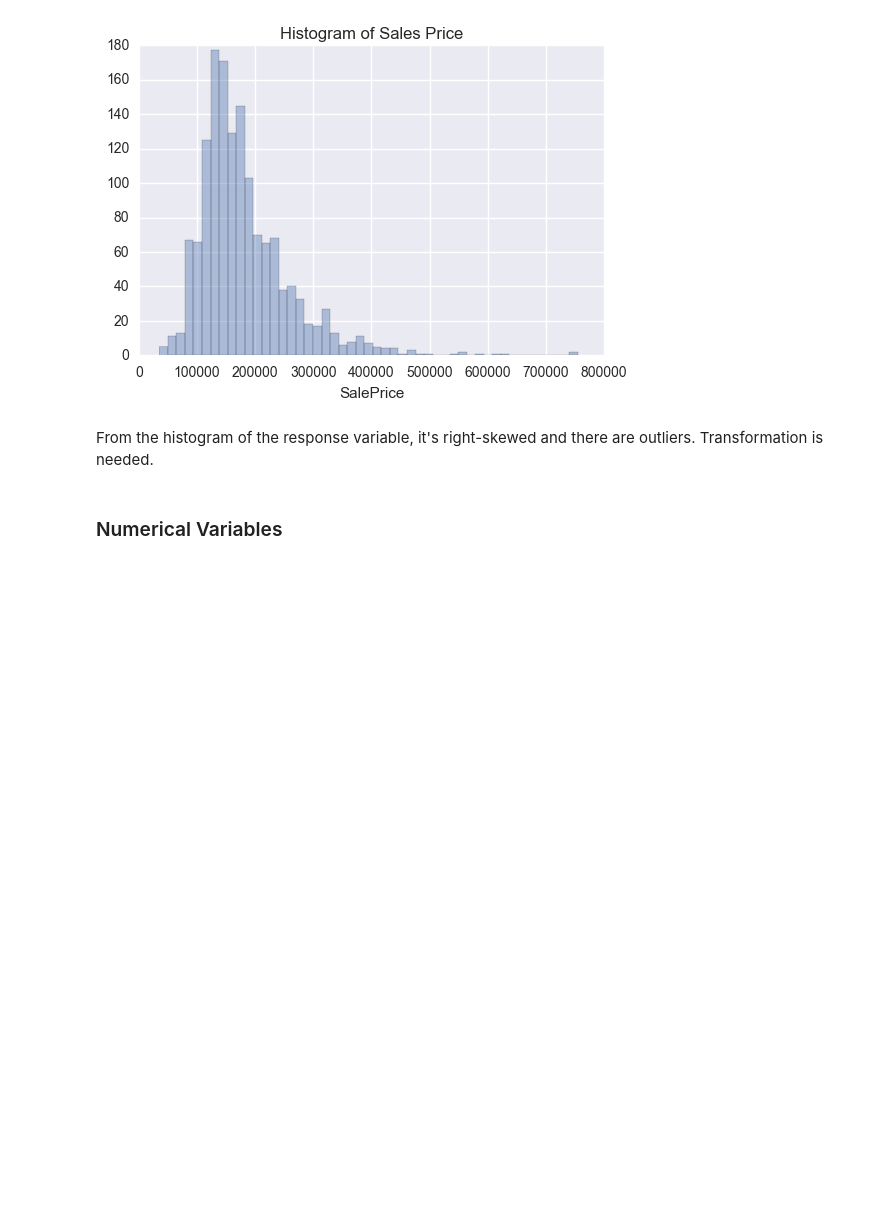
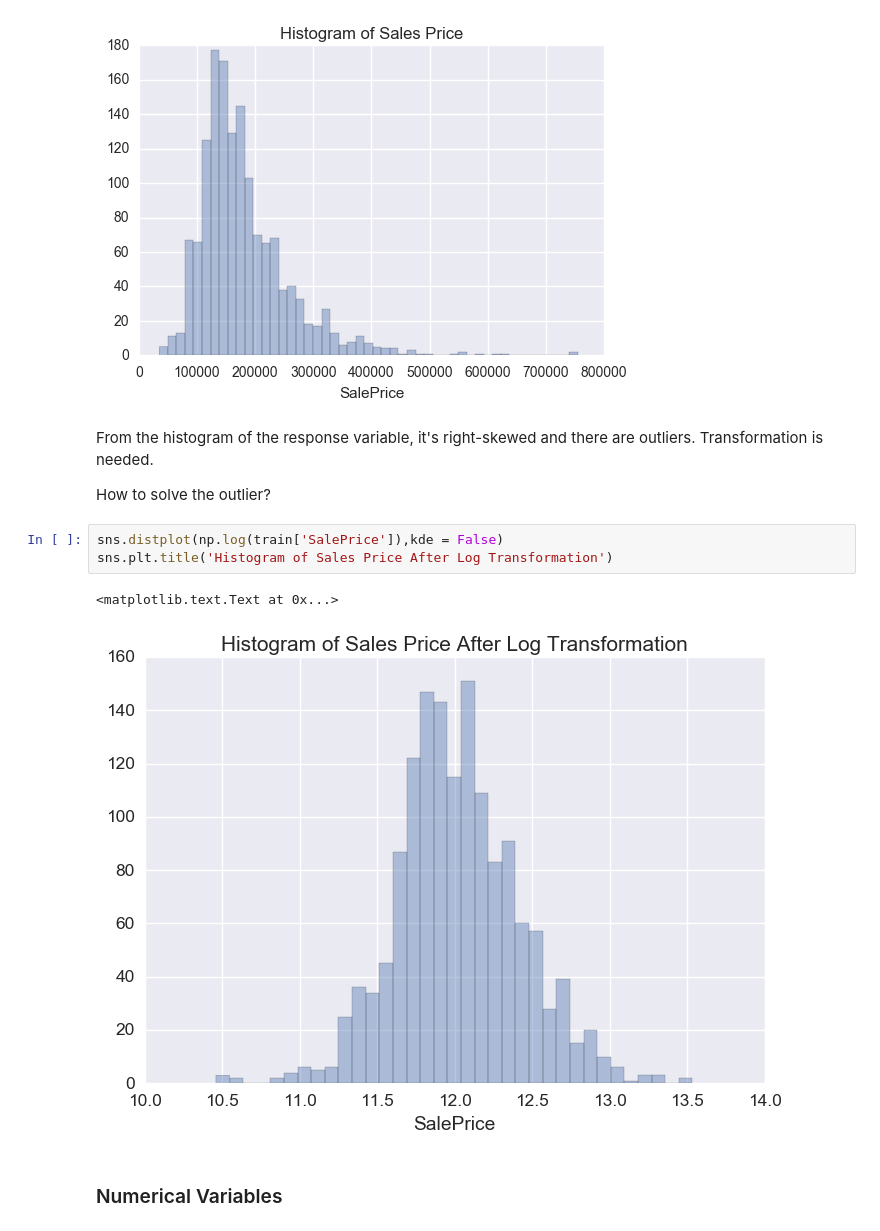
Before and after one commit to verali0816/141C_kaggle, a Jupyter notebook: Exploratory Data Analysis.ipynb, the cells around one changed output. Saved outputs shown, nothing was run; the diff lists cells and outputs as text; blank space fills up the shorter version.

```diff
--- a/Exploratory Data Analysis.ipynb
+++ b/Exploratory Data Analysis.ipynb
@@ -189,6 +337,14 @@ sns.plt.title('Histogram of Sales Price')
 [figure]
 # %% [markdown]
 From the histogram of the response variable, it's right-skewed and there are outliers. Transformation is needed.
+
+How to solve the outlier?
+# %%
+sns.distplot(np.log(train['SalePrice']),kde = False)
+sns.plt.title('Histogram of Sales Price After Log Transformation')
+# %% [output]
+<matplotlib.text.Text at 0x...>
+[figure, added]
 # %% [markdown]
 ### Numerical Variables
 # %%
```
Also changed, not shown: parts of 30 cells of this notebook.
